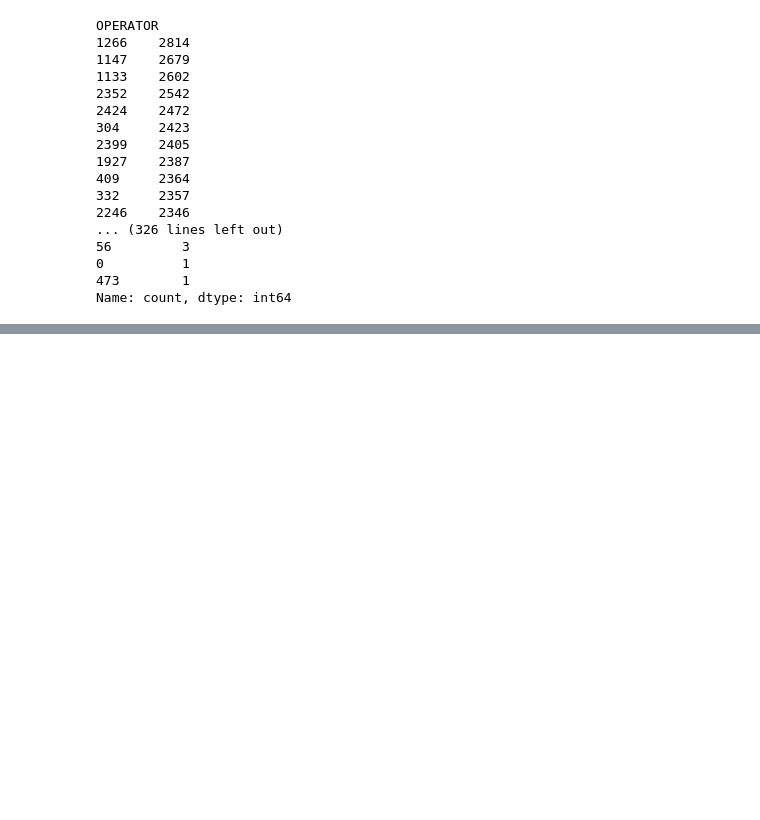
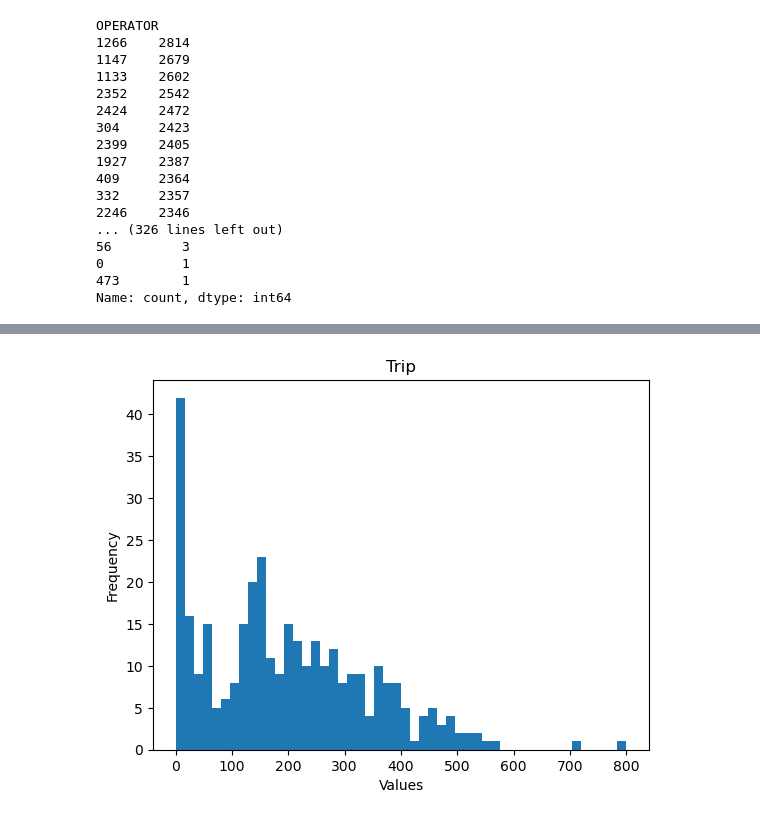
Before and after one commit to NSS-Data-Analytics-Cohort-11/wego-boomers, a Jupyter notebook: notebooks/WeGo_data.ipynb, the cells around one changed output, grey strips where cells are left out. Cells and saved outputs as stored; diff of their text form; code cells hidden in the pictures; blank space fills up the shorter version.

```diff
--- a/notebooks/WeGo_data.ipynb
+++ b/notebooks/WeGo_data.ipynb
@@ -765,0 +829,8 @@ dtype: int64
+# %%
+plt.hist(operator_total_trips['Number_of_Trips'], bins=50, range=(0,800) )
+plt.xlabel("Values")
+plt.ylabel("Frequency")
+plt.title('Trip')
+plt.show()
+# %% [output]
+[figure, added]
```
Also changed, not shown: parts of 32 cells of this notebook.
